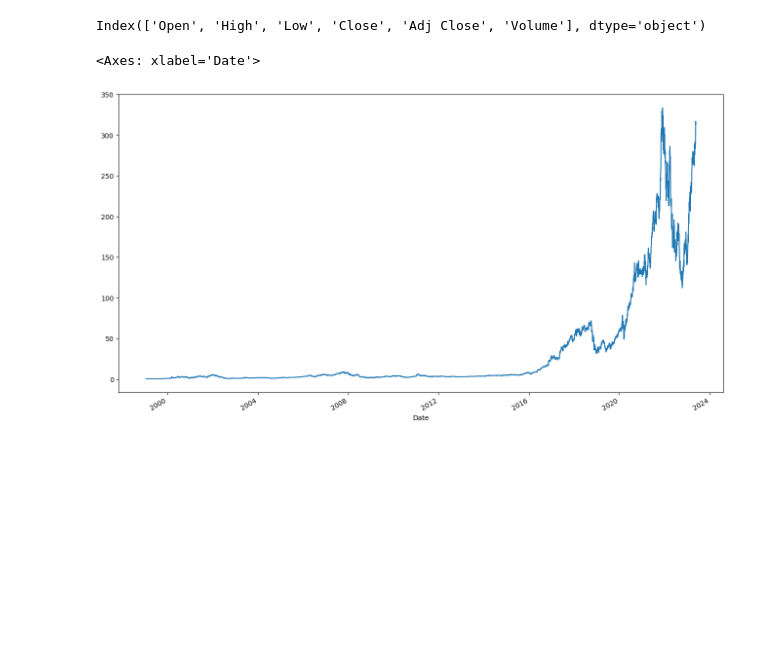
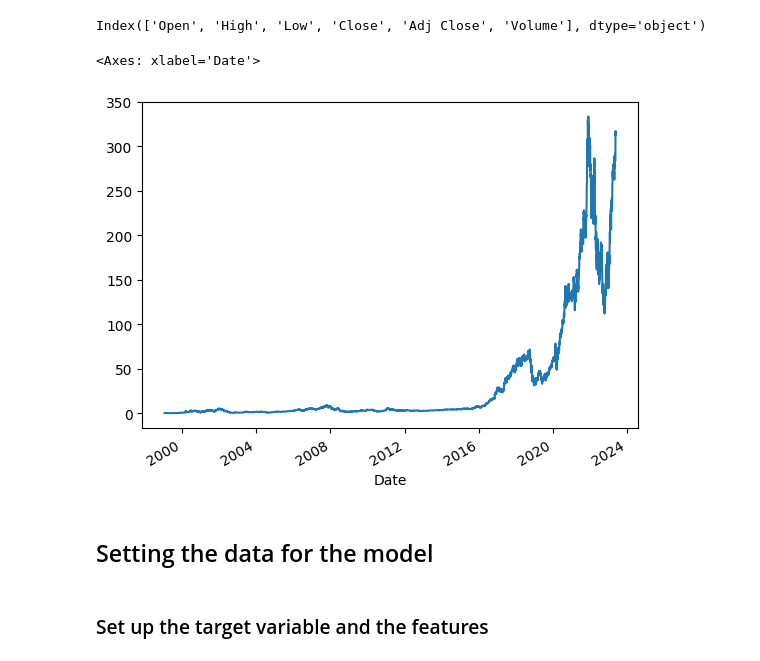
Before and after one commit to albertoscala/Stock-Price-Prediction, a Jupyter notebook: stock-price-prediction.ipynb, the cells around one changed output. Saved outputs shown, nothing was run; the diff lists cells and outputs as text; code cells hidden in the pictures; blank space fills up the shorter version.

```diff
--- a/stock-price-prediction.ipynb
+++ b/stock-price-prediction.ipynb
@@ -92,9 +92,12 @@ False
 df.columns
 # %% [output]
 Index(['Open', 'High', 'Low', 'Close', 'Adj Close', 'Volume'], dtype='object')
-# %%
-# Plot the adjusted closing price of NVDA
-df['Adj Close'].plot(figsize=(16, 9))
-# %% [output]
-<Axes: xlabel='Date'>
-[figure, removed]
+# %%
+df['Adj Close'].plot()
+# %% [output]
+<Axes: xlabel='Date'>
+[figure, added]
+# %% [markdown]
+## Setting the data for the model
+# %% [markdown]
+### Set up the target variable and the features
```
Also changed, not shown: parts of 16 cells of this notebook, 2 other files.
